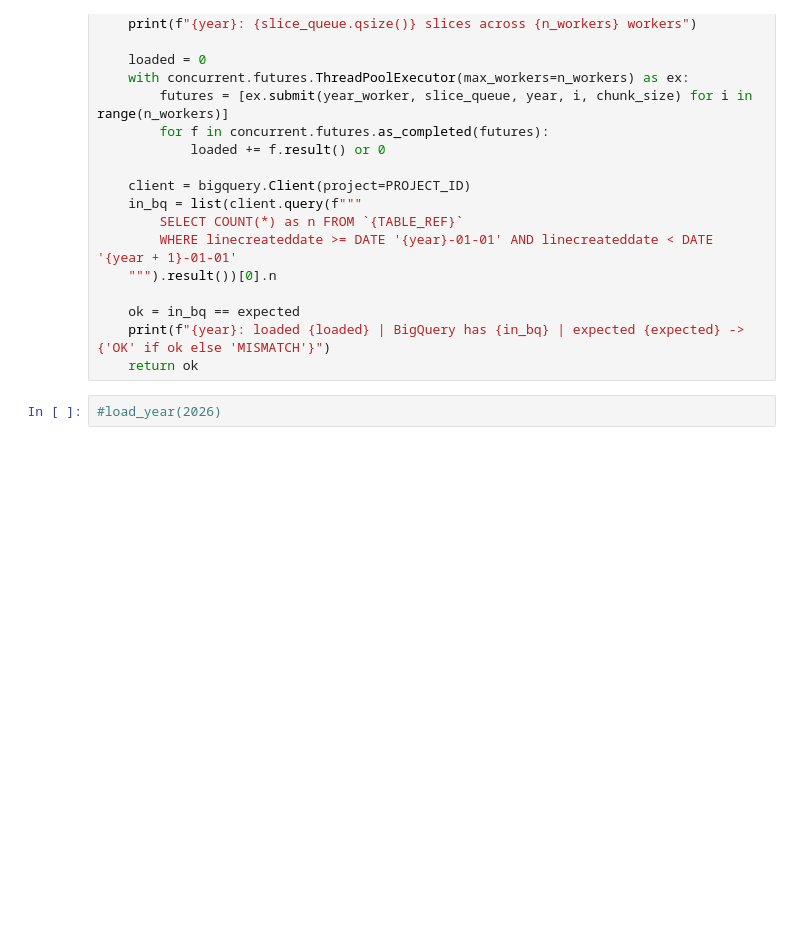
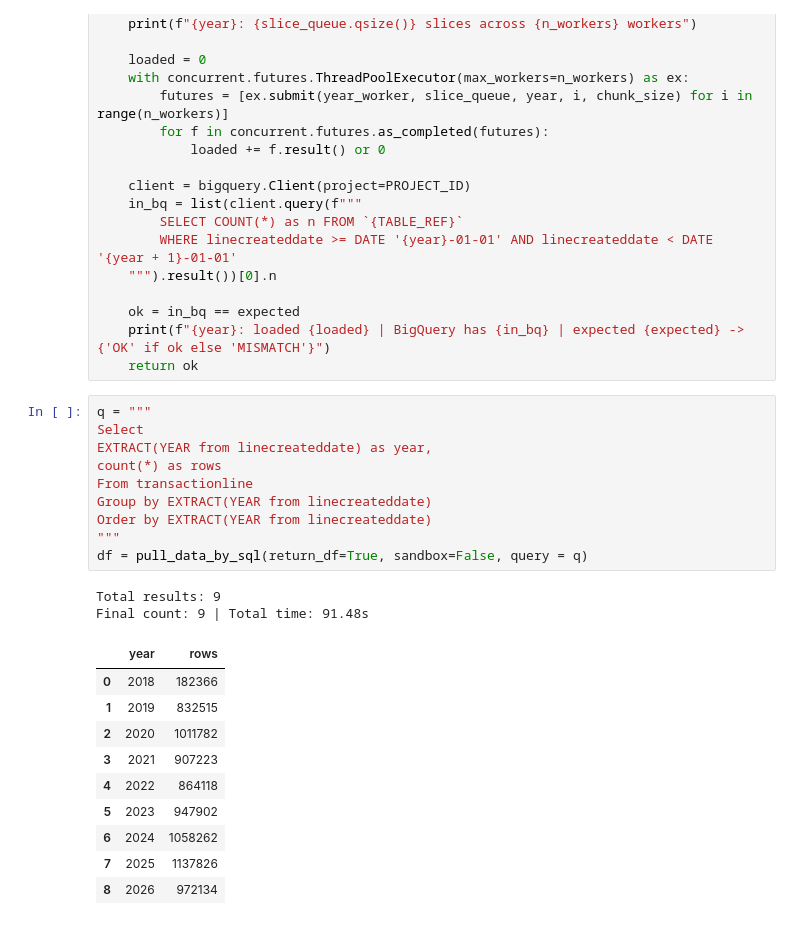
Before and after one commit to tzuying-nicoleyu/BigQuery-Data-Warehouse, a Jupyter notebook: bigquery.ipynb, the cells around one changed output. Drawn from its saved outputs; the diff is of its cells as text; blank space fills up the shorter version.

```diff
--- a/bigquery.ipynb
+++ b/bigquery.ipynb
@@ -784,5 +921,26 @@ def load_year(year, n_workers=3, chunk_size=5000, slice_size=100000):
     ok = in_bq == expected
     print(f"{year}: loaded {loaded} | BigQuery has {in_bq} | expected {expected} -> {'OK' if ok else 'MISMATCH'}")
     return ok
-# %%
-#load_year(2026)
+# %%
+q = """
+Select
+EXTRACT(YEAR from linecreateddate) as year,
+count(*) as rows
+From transactionline
+Group by EXTRACT(YEAR from linecreateddate)
+Order by EXTRACT(YEAR from linecreateddate)
+"""
+df = pull_data_by_sql(return_df=True, sandbox=False, query = q)
+# %% [output]
+Total results: 9
+Final count: 9 | Total time: 91.48s
+|  | year | rows |
+| 0 | 2018 | 182366 |
+| 1 | 2019 | 832515 |
+| 2 | 2020 | 1011782 |
+| 3 | 2021 | 907223 |
+| 4 | 2022 | 864118 |
+| 5 | 2023 | 947902 |
+| 6 | 2024 | 1058262 |
+| 7 | 2025 | 1137826 |
+| 8 | 2026 | 972134 |
```
Also changed, not shown: parts of 7 cells of this notebook, 2 other files.
